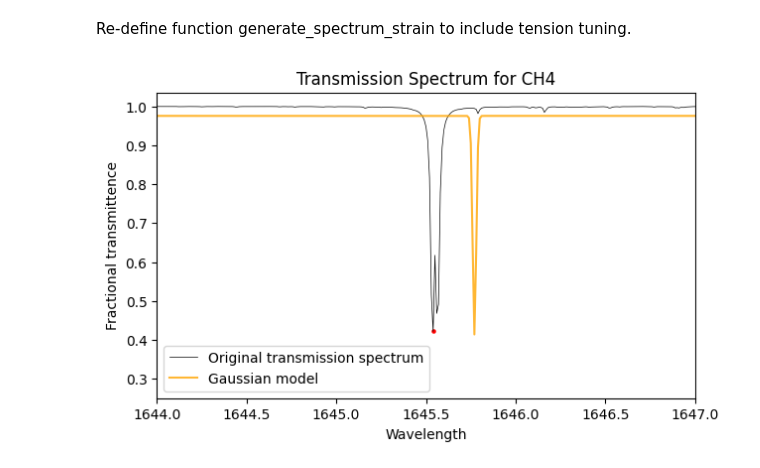
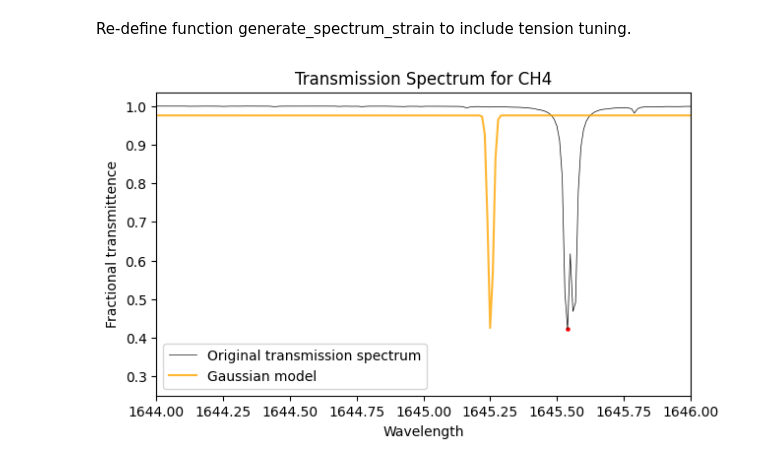
Before and after one commit to SAIL-Labs/FBG-Sensor, a Jupyter notebook: code/demos/tension_CH4.ipynb, the cells around one changed output. Saved outputs shown, nothing was run; the diff lists cells and outputs as text; code cells hidden in the pictures.

Commit message:
tension tuning plot added

```diff
--- a/code/demos/tension_CH4.ipynb
+++ b/code/demos/tension_CH4.ipynb
@@ -116,20 +116,20 @@ def generate_spectrum_strain(data, peaks, strain, n=None, sigma=1e-5, type='Gaus
 
     return wavelengths, transmittence
 # %%
-strain = 200
+strain = -250
 
 wavelength_gauss, trans_gauss = generate_spectrum_strain(subset, peaks, strain, n=10000, sigma=1e-2, type='Gaussian')
 plt.figure(figsize=(7,4))
 plt.plot(subset[:, 0], subset[:,1], color='black', linewidth=0.5, label='Original transmission spectrum')
 plt.scatter(subset[peaks, 0], subset[peaks, 1], color='red', s=5)
 plt.plot(wavelength_gauss, trans_gauss, color='orange', alpha=0.8, label='Gaussian model')
 plt.xlabel('Wavelength')
 plt.ylabel('Fractional transmittence')
 plt.title('Transmission Spectrum for CH4')
 plt.legend()
 
-plt.xlim((1644.0,1647.0))
+plt.xlim((1644.0,1646.0))
 
 plt.show()
 # %% [output]
-[figure, old version]
+[figure, new version]
```
Also changed, not shown: parts of 1 cell of this notebook.
